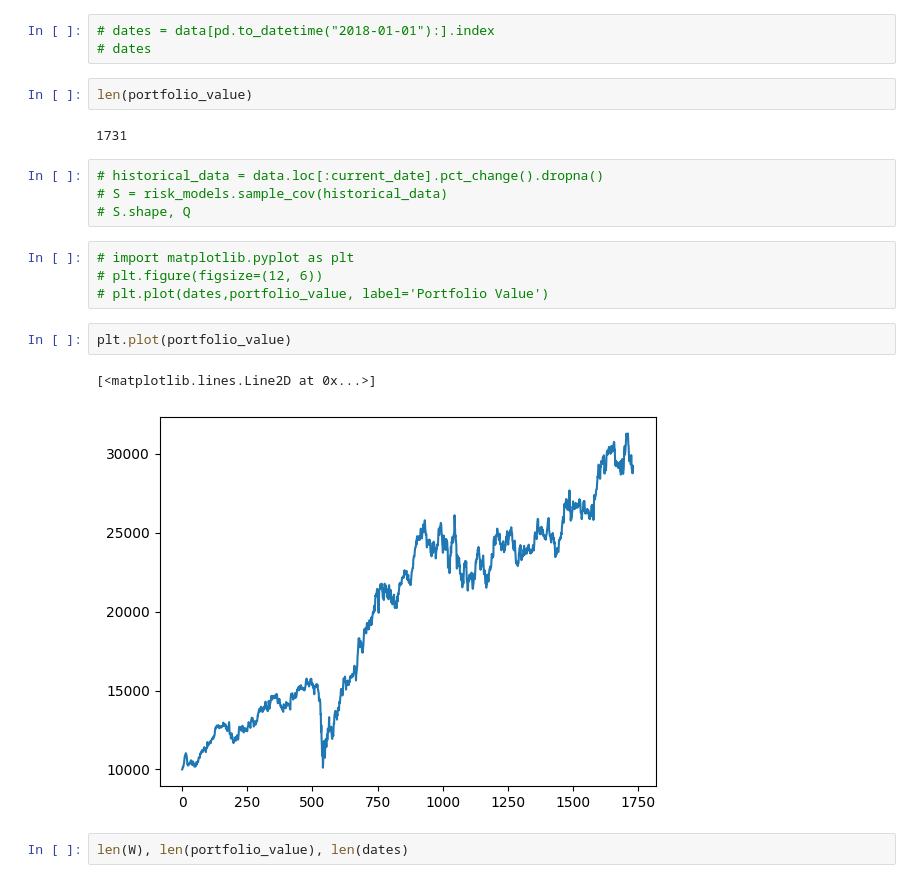
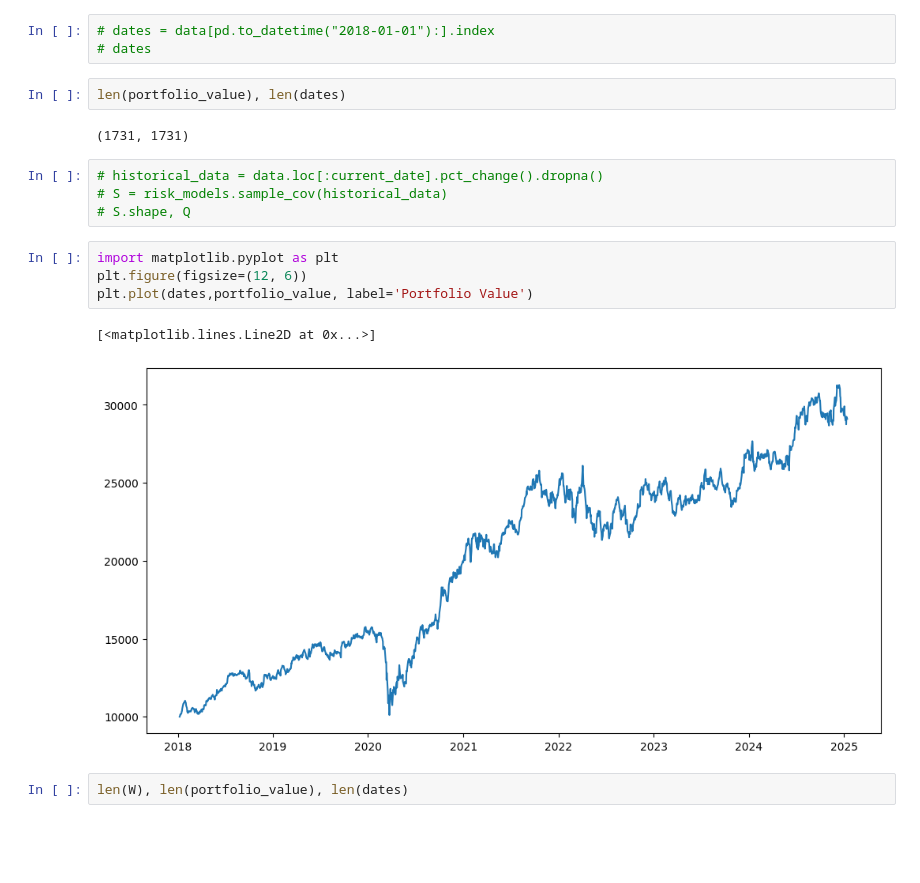
Before and after one commit to IshitBajpai/Portfolio-Optimization-, a Jupyter notebook: BL_LSTM.ipynb, the cells around one changed output. Saved outputs shown, nothing was run; the diff lists cells and outputs as text; blank space fills up the shorter version.

```diff
--- a/BL_LSTM.ipynb
+++ b/BL_LSTM.ipynb
@@ -293,22 +269,20 @@ Final portfolio value: 29101.94306784225
 # dates = data[pd.to_datetime("2018-01-01"):].index
 # dates
 # %%
-len(portfolio_value)
+len(portfolio_value), len(dates)
 # %% [output]
-1731
+(1731, 1731)
 # %%
 # historical_data = data.loc[:current_date].pct_change().dropna()
 # S = risk_models.sample_cov(historical_data)
 # S.shape, Q
 # %%
-# import matplotlib.pyplot as plt
-# plt.figure(figsize=(12, 6))
-# plt.plot(dates,portfolio_value, label='Portfolio Value')
+import matplotlib.pyplot as plt
+plt.figure(figsize=(12, 6))
+plt.plot(dates,portfolio_value, label='Portfolio Value')
+# %% [output]
+[<matplotlib.lines.Line2D at 0x...>]
+[figure, added]
-# %%
-plt.plot(portfolio_value)
-# %% [output]
-[<matplotlib.lines.Line2D at 0x...>]
-[figure, removed]
 # %%
 len(W), len(portfolio_value), len(dates)
 # %% [output]
```
Also changed, not shown: parts of 15 cells of this notebook.
